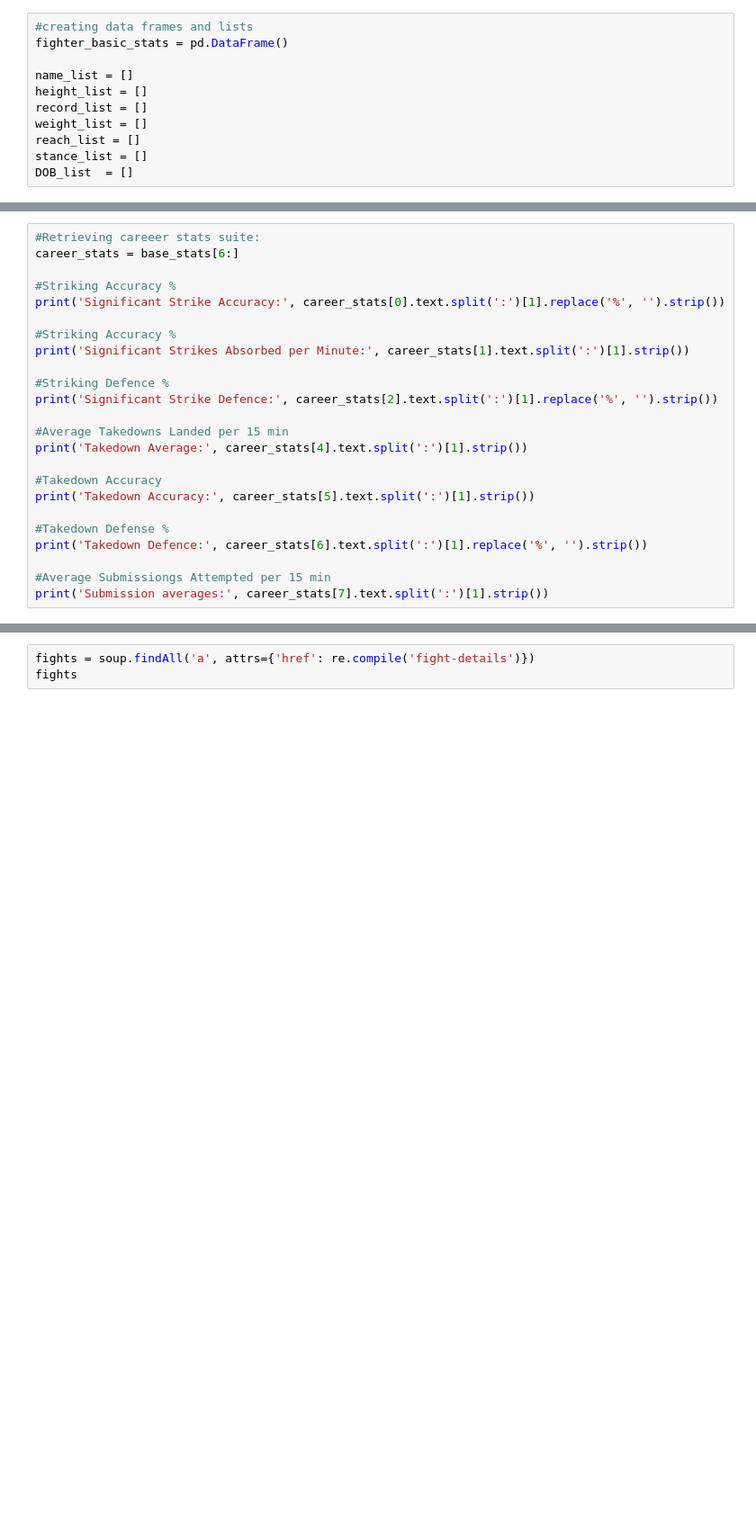
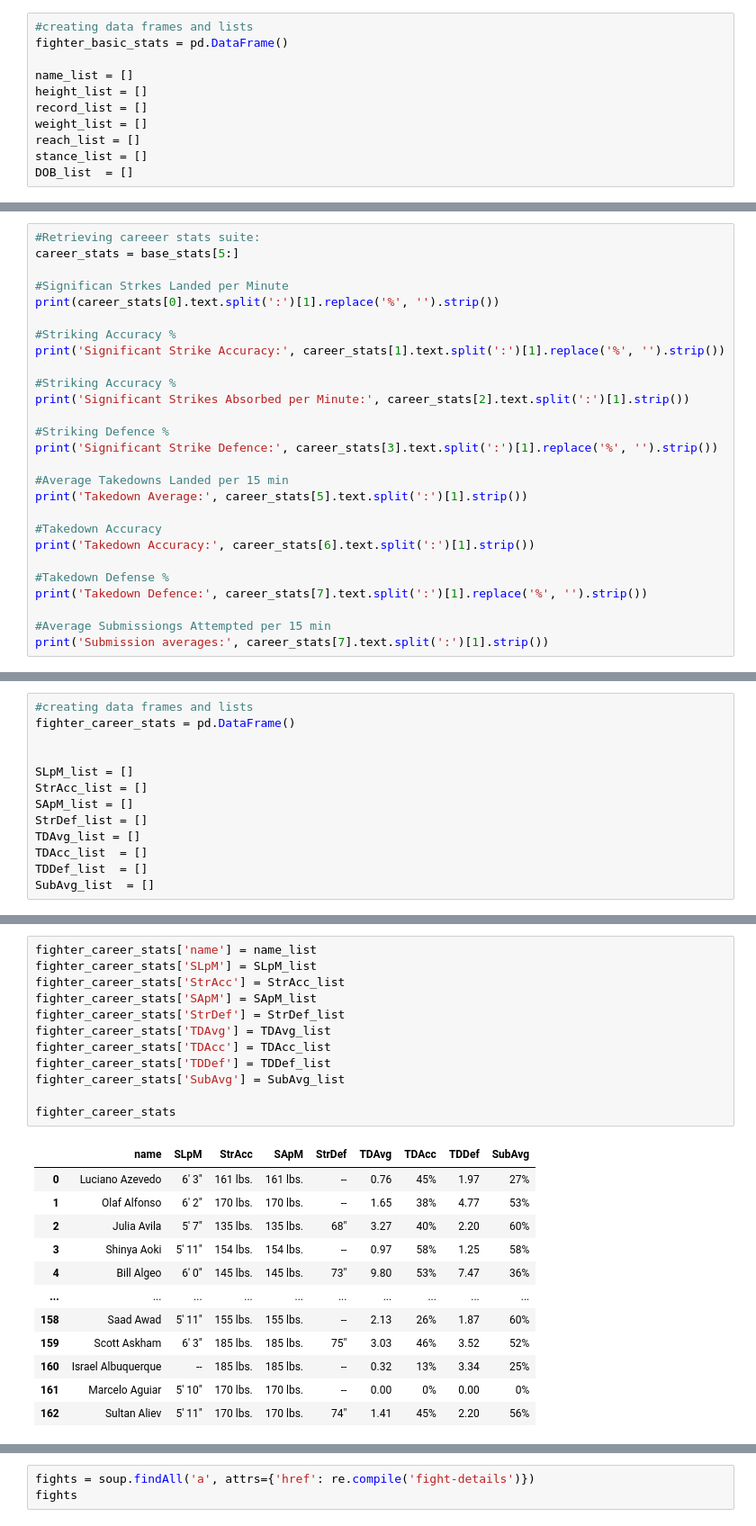
Before and after one commit to Neji128/Creating-a-SQL-Server-via-Web-Scrapping, a Jupyter notebook: Web_Scrapping.ipynb, the cells around one changed output, grey strips where cells are left out. Shown at 90% size. Cells and saved outputs as stored; diff of their text form; blank space fills up the shorter version.

```diff
--- a/Web_Scrapping.ipynb
+++ b/Web_Scrapping.ipynb
@@ -214,24 +157,27 @@ len(name_list)
 # %%
 #Retrieving careeer stats suite:
-career_stats = base_stats[6:]
+career_stats = base_stats[5:]
+
+#Significan Strkes Landed per Minute
+print(career_stats[0].text.split(':')[1].replace('%', '').strip())
 
 #Striking Accuracy %
-print('Significant Strike Accuracy:', career_stats[0].text.split(':')[1].replace('%', '').strip())
+print('Significant Strike Accuracy:', career_stats[1].text.split(':')[1].replace('%', '').strip())
 
 #Striking Accuracy %
-print('Significant Strikes Absorbed per Minute:', career_stats[1].text.split(':')[1].strip())
+print('Significant Strikes Absorbed per Minute:', career_stats[2].text.split(':')[1].strip())
 
 #Striking Defence %
-print('Significant Strike Defence:', career_stats[2].text.split(':')[1].replace('%', '').strip())
+print('Significant Strike Defence:', career_stats[3].text.split(':')[1].replace('%', '').strip())
 
 #Average Takedowns Landed per 15 min
-print('Takedown Average:', career_stats[4].text.split(':')[1].strip())
+print('Takedown Average:', career_stats[5].text.split(':')[1].strip())
 
 #Takedown Accuracy
-print('Takedown Accuracy:', career_stats[5].text.split(':')[1].strip())
+print('Takedown Accuracy:', career_stats[6].text.split(':')[1].strip())
 
 #Takedown Defense %
-print('Takedown Defence:', career_stats[6].text.split(':')[1].replace('%', '').strip())
+print('Takedown Defence:', career_stats[7].text.split(':')[1].replace('%', '').strip())
 
 #Average Submissiongs Attempted per 15 min
 print('Submission averages:', career_stats[7].text.split(':')[1].strip())
@@ -245,0 +193,13 @@ Submission averages: 0.3
+# %%
+#creating data frames and lists
+fighter_career_stats = pd.DataFrame()
+
+
+SLpM_list = []
+StrAcc_list = []
+SApM_list = []
+StrDef_list = []
+TDAvg_list = []
+TDAcc_list  = []
+TDDef_list  = []
+SubAvg_list  = []
@@ -245,0 +247,25 @@ Submission averages: 0.3
+# %%
+fighter_career_stats['name'] = name_list
+fighter_career_stats['SLpM'] = SLpM_list
+fighter_career_stats['StrAcc'] = StrAcc_list
+fighter_career_stats['SApM'] = SApM_list
+fighter_career_stats['StrDef'] = StrDef_list
+fighter_career_stats['TDAvg'] = TDAvg_list
+fighter_career_stats['TDAcc'] = TDAcc_list
+fighter_career_stats['TDDef'] = TDDef_list
+fighter_career_stats['SubAvg'] = SubAvg_list
+
+fighter_career_stats
+# %% [output]
+|  | name | SLpM | StrAcc | SApM | StrDef | TDAvg | TDAcc | TDDef | SubAvg |
+| 0 | Luciano Azevedo | 6' 3" | 161 lbs. | 161 lbs. | -- | 0.76 | 45% | 1.97 | 27% |
+| 1 | Olaf Alfonso | 6' 2" | 170 lbs. | 170 lbs. | -- | 1.65 | 38% | 4.77 | 53% |
+| 2 | Julia Avila | 5' 7" | 135 lbs. | 135 lbs. | 68" | 3.27 | 40% | 2.20 | 60% |
+| 3 | Shinya Aoki | 5' 11" | 154 lbs. | 154 lbs. | -- | 0.97 | 58% | 1.25 | 58% |
+| 4 | Bill Algeo | 6' 0" | 145 lbs. | 145 lbs. | 73" | 9.80 | 53% | 7.47 | 36% |
+| ... | ... | ... | ... | ... | ... | ... | ... | ... | ... |
+| 158 | Saad Awad | 5' 11" | 155 lbs. | 155 lbs. | -- | 2.13 | 26% | 1.87 | 60% |
+| 159 | Scott Askham | 6' 3" | 185 lbs. | 185 lbs. | 75" | 3.03 | 46% | 3.52 | 52% |
+| 160 | Israel Albuquerque | -- | 185 lbs. | 185 lbs. | -- | 0.32 | 13% | 3.34 | 25% |
+| 161 | Marcelo Aguiar | 5' 10" | 170 lbs. | 170 lbs. | -- | 0.00 | 0% | 0.00 | 0% |
+| 162 | Sultan Aliev | 5' 11" | 170 lbs. | 170 lbs. | 74" | 1.41 | 45% | 2.20 | 56% |
```
Also changed, not shown: parts of 15 cells of this notebook, 5 other files.
